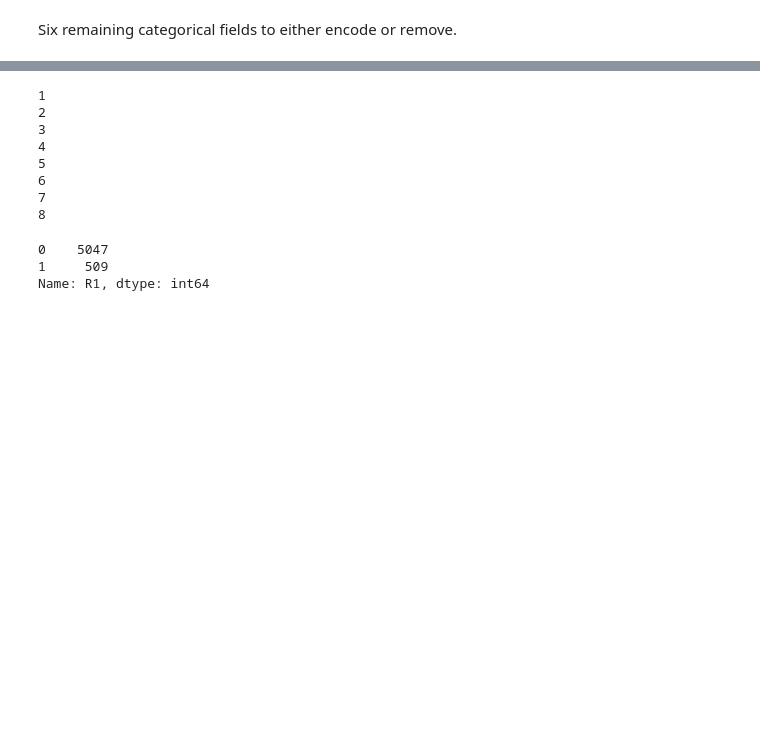
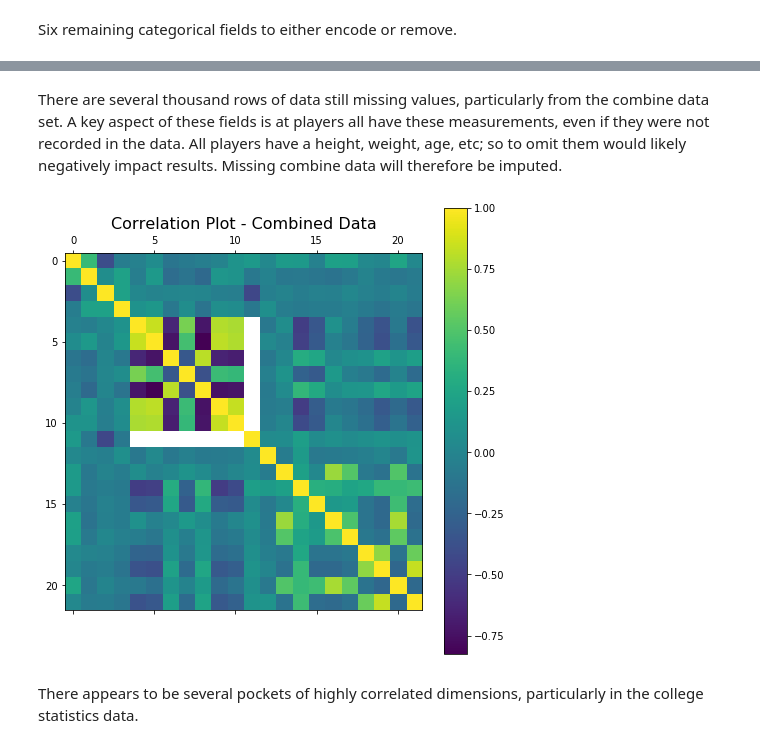
Before and after one commit to zgongaware/DATASCI420AB, a Jupyter notebook: Course Project - Zach Gongaware.ipynb, the cells around one changed output, grey strips where cells are left out. Saved outputs shown, nothing was run; the diff lists cells and outputs as text; code cells hidden in the pictures; blank space fills up the shorter version.

```diff
--- a/Course Project - Zach Gongaware.ipynb
+++ b/Course Project - Zach Gongaware.ipynb
@@ -322,7 +256,0 @@ plt.show()
-# %%
-combined['drafted'] = combined['round'].apply(lambda x: 0 if x == 8 else 1)
-combined.drop(['round'], axis=1, inplace=True)
-X_train, y_train, X_test, y_test = perform_modeling_prep(combined, 'drafted')
-
-rf_clf, rf_y_predict, rf_accuracy = perform_random_forest(X_train, y_train, X_test, y_test)
-print('Random Forest: {}'.format(rf_accuracy))
@@ -391,27 +257,12 @@ def pred_to_round(x):
-# %%
-for result in results:
-    print(result['target'])
-    for x in result['predictions']:
-        if x == 1:
-            result['predictions'][x] = result['target']
-# %% [output]
-1
-2
-3
-4
-5
-6
-7
-8
-# %%
-target_col = 'R1'
-target = 1
-
-combined[target_col] = combined['round'].astype(int).apply(lambda x: 1 if x == target else 0)
-#combined.drop(['round'], axis=1, inplace=True)
-
-combined[target_col].value_counts()
-# %% [output]
-0    5047
-1     509
-Name: R1, dtype: int64
+# %% [markdown]
+There are several thousand rows of data still missing values, particularly from the combine data set.  A key aspect of these fields is at players all have these measurements, even if they were not recorded in the data.  All players have a height, weight, age, etc; so to omit them would likely negatively impact results.  Missing combine data will therefore be imputed.
+# %%
+plt.figure(figsize=(8,8))
+plt.matshow(combined.corr(), fignum=1)
+plt.colorbar()
+plt.title('Correlation Plot - Combined Data', fontsize=16)
+plt.show()
+# %% [output]
+[figure, added]
+# %% [markdown]
+There appears to be several pockets of highly correlated dimensions, particularly in the college statistics data.
```
Also changed, not shown: parts of 47 cells of this notebook, 4 other files.
